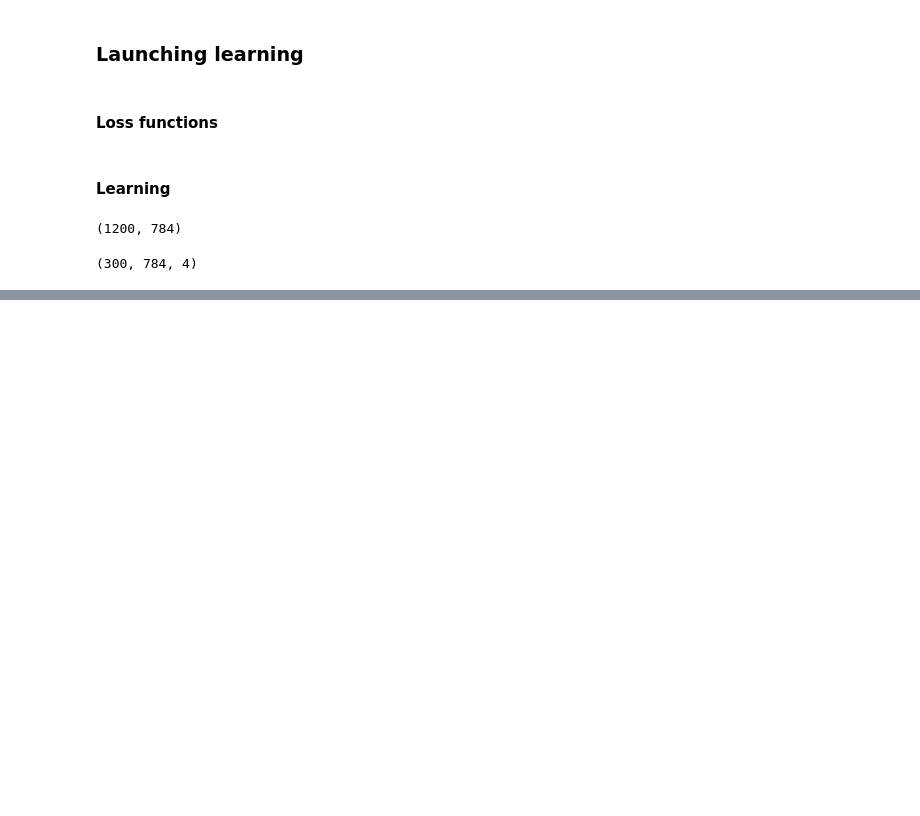
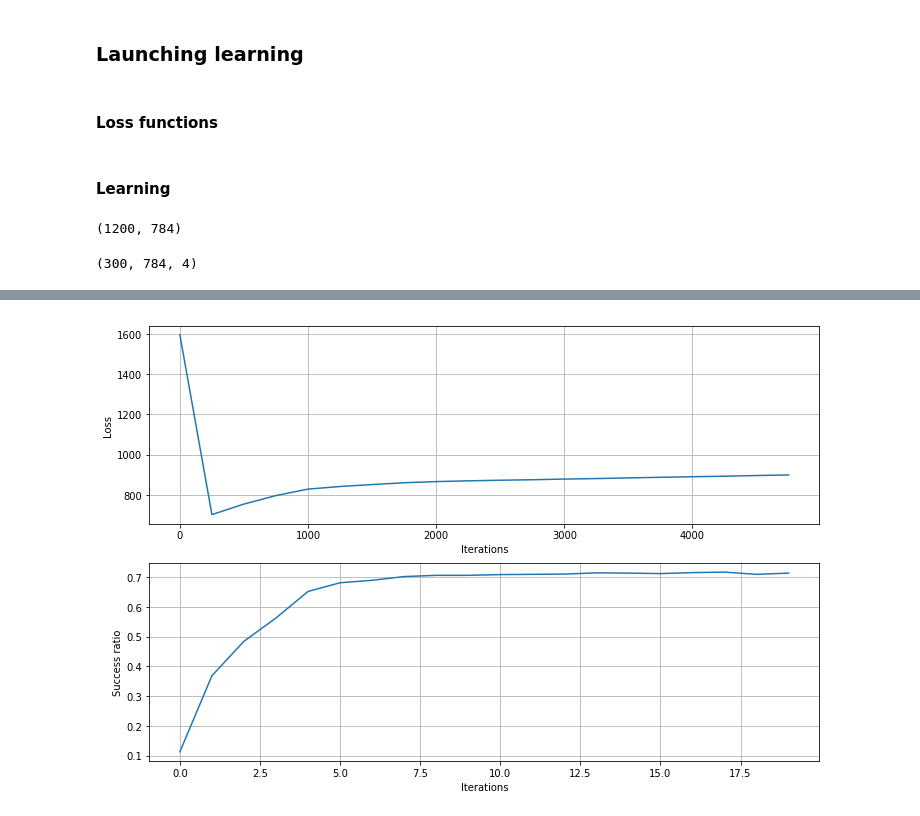
Before and after one commit to FrancoisPgm/apprentissage_auto, a Jupyter notebook: DeepLearning.ipynb, the cells around one changed output, grey strips where cells are left out. Cells and saved outputs as stored; diff of their text form; code cells hidden in the pictures; blank space fills up the shorter version.

```diff
--- a/DeepLearning.ipynb
+++ b/DeepLearning.ipynb
@@ -100,8 +100,8 @@ def makeGT(x):
 # %%
 labelEvalArray=np.asarray(list(map(lambda x : makeGT(x) ,labelEval.tolist())))
 # %%
-dTest=DataTest[0:300]
-lTest=LabelTest[0:300]
+dTest=DataTest[0:1200]
+lTest=LabelTest[0:1200]
 # %%
 lTestArray=np.asarray(list(map(lambda x : makeGT(x) ,labelEval.tolist())))
 # %% [markdown]
@@ -156,30 +152,33 @@ lTestSuccess=[]
 
 '''Initialisation aléatoire des poids du réseau'''
 W1,b1=declareLayer(D_in,D_h)
+W12,b12=declareLayer(D_h,D_h)
 W2,b2=declareLayer(D_h,D_out)
 
 ''' Learning '''
 
 for ii in tqdm(range(5000)):
         '''Forward '''
-        O1 = forwardPass(bashDataEval[:,:,0],W1,b1)
+        O1 = forwardPass(dataEval,W1,b1)
+        O12= forwardPass(,W12,b12)
         O2 = forwardPass(O1,W2,b2)
+
         Y_pred = O2
 
         if not ii % 250 :
-            lLearningLoss.append(calcLoss(bashLabelEvalArray[:,:,0],Y_pred))
-            lLearningSuccess.append(calcSuccess(bashLabelEval[:,0],Y_pred))
+            lLearningLoss.append(calcLoss(labelEvalArray,Y_pred))
+            lLearningSuccess.append(calcSuccess(labelEval,Y_pred))
 
             O1Eval = forwardPass(dTest,W1,b1)
             O2Eval = forwardPass(O1Eval,W2,b2)
             Y_predEval = O2Eval
-#             lEvalLoss.append(calcLoss(lTestArray,Y_predEval))
+            lEvalLoss.append(calcLoss(lTestArray,Y_predEval))
             lEvalSuccess.append(calcSuccess(lTest,Y_predEval))
 
         ''' Backprog '''
-        l2_error,l2_delta=backProgLastLayer(bashLabelEvalArray[:,:,0],Y_pred)
+        l2_error,l2_delta=backProgLastLayer(labelEvalArray,Y_pred)
         l1_error,l1_delta=backProgHiddenLayer(l2_delta,W2,O1)
 
 
         W2,b2,O1=updateLayer(l2_delta,O1,W2,b2,lr,bFirstLayer=False)
-        W1,b1,dataEval=updateLayer(l1_delta,bashDataEval[:,:,0],W1,b1,lr,bFirstLayer=True)
+        W1,b1,dataEval=updateLayer(l1_delta,dataEval,W1,b1,lr,bFirstLayer=True)
@@ -203,15 +204,18 @@ plt.ylabel('Success ratio')
 # %%
 absisse=[ 250 * ii for ii in range(len(lEvalLoss))]
 
 plt.figure(figsize=(12,8))
-# plt.subplot(211)
-# plt.plot(absisse,lEvalLoss)
-# plt.xlabel('Iterations')
-# plt.ylabel('Loss')
-# plt.grid(True)
+plt.subplot(211)
+plt.plot(absisse,lEvalLoss)
+plt.xlabel('Iterations')
+plt.ylabel('Loss')
+plt.grid(True)
 
 plt.subplot(212)
 plt.grid(True)
 plt.plot(lEvalSuccess)
 plt.xlabel('Iterations')
 plt.ylabel('Success ratio')
+# plt.savefig('1EvalRate')
+# %% [output]
+[figure, added]
```
Also changed, not shown: parts of 3 cells of this notebook.
